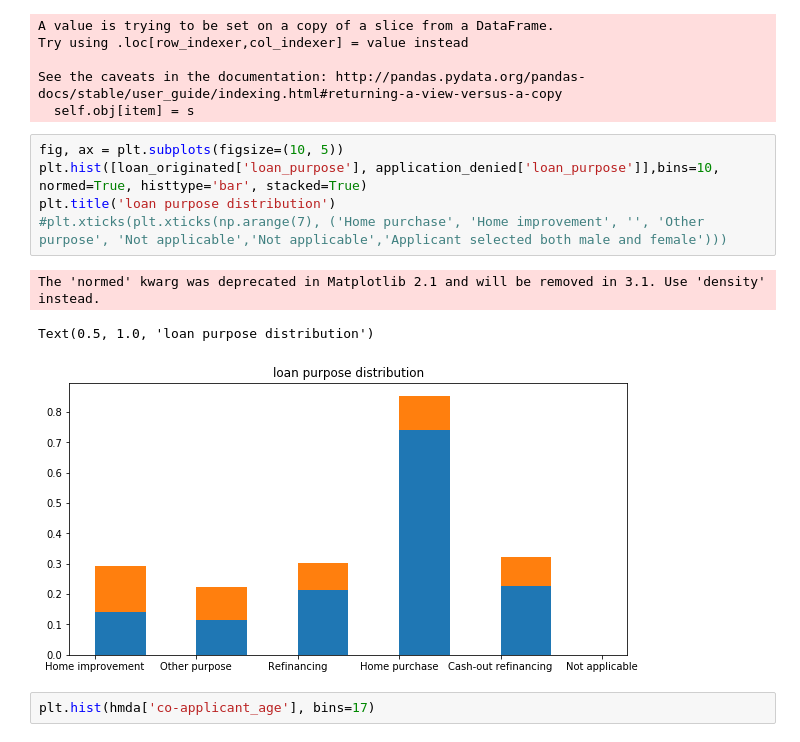
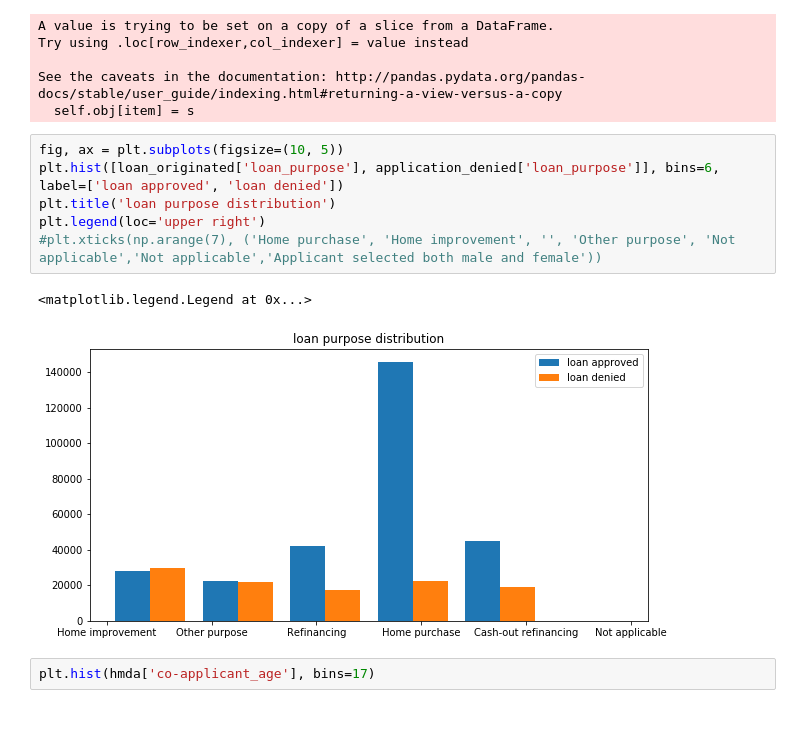
Before and after one commit to OracyC/Capstone-HMDA, a Jupyter notebook: EDA_HMDA.ipynb, the cells around one changed output. Saved outputs shown, nothing was run; the diff lists cells and outputs as text.

```diff
--- a/EDA_HMDA.ipynb
+++ b/EDA_HMDA.ipynb
@@ -166,13 +205,13 @@ See the caveats in the documentation: http://pandas.pydata.org/pandas-docs/stabl
   self.obj[item] = s
 # %%
 fig, ax = plt.subplots(figsize=(10, 5))
-plt.hist([loan_originated['loan_purpose'], application_denied['loan_purpose']],bins=10, normed=True, histtype='bar', stacked=True)
+plt.hist([loan_originated['loan_purpose'], application_denied['loan_purpose']], bins=6, label=['loan approved', 'loan denied'])
 plt.title('loan purpose distribution')
-#plt.xticks(plt.xticks(np.arange(7), ('Home purchase', 'Home improvement', '', 'Other purpose', 'Not applicable','Not applicable','Applicant selected both male and female')))
+plt.legend(loc='upper right')
+#plt.xticks(np.arange(7), ('Home purchase', 'Home improvement', '', 'Other purpose', 'Not applicable','Not applicable','Applicant selected both male and female'))
 # %% [output]
-The 'normed' kwarg was deprecated in Matplotlib 2.1 and will be removed in 3.1. Use 'density' instead.
+<matplotlib.legend.Legend at 0x...>
-Text(0.5, 1.0, 'loan purpose distribution')
-[figure, old version]
+[figure, new version]
 # %%
 plt.hist(hmda['co-applicant_age'], bins=17)
 # %% [output]
```
Also changed, not shown: parts of 11 cells of this notebook.
